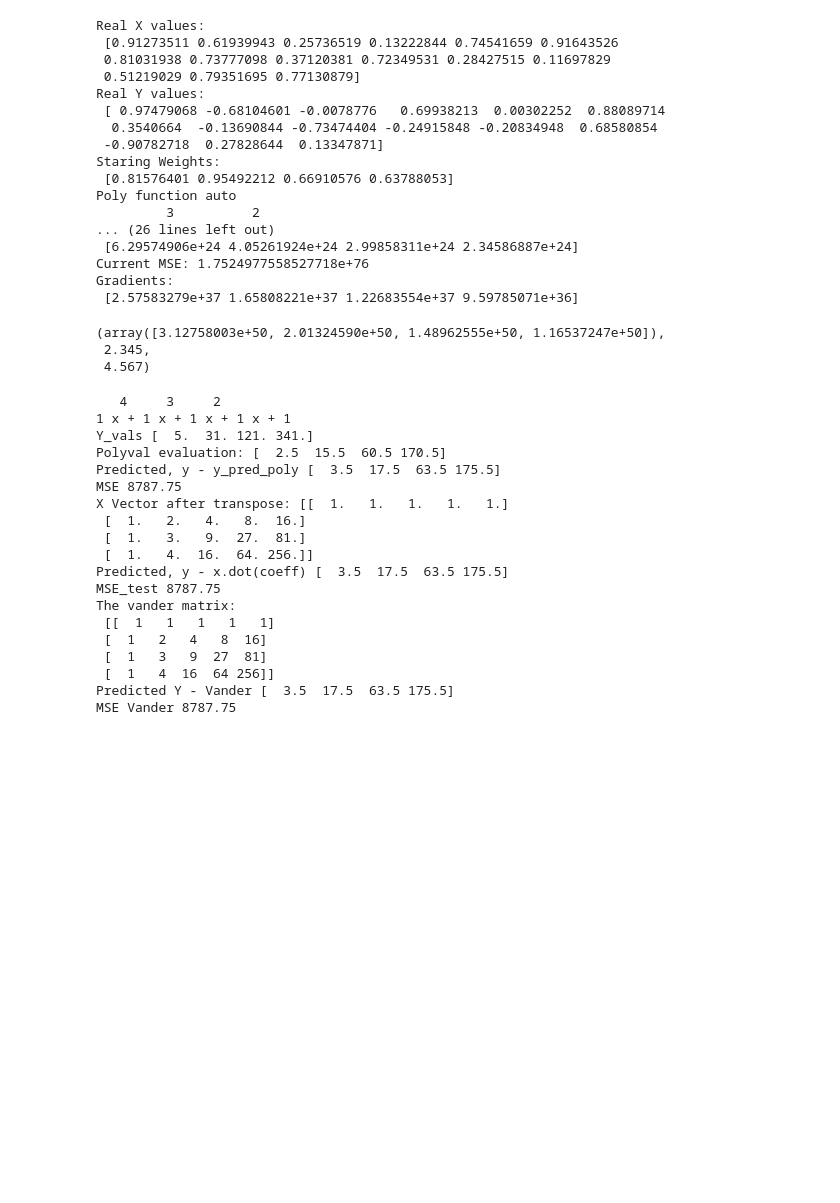
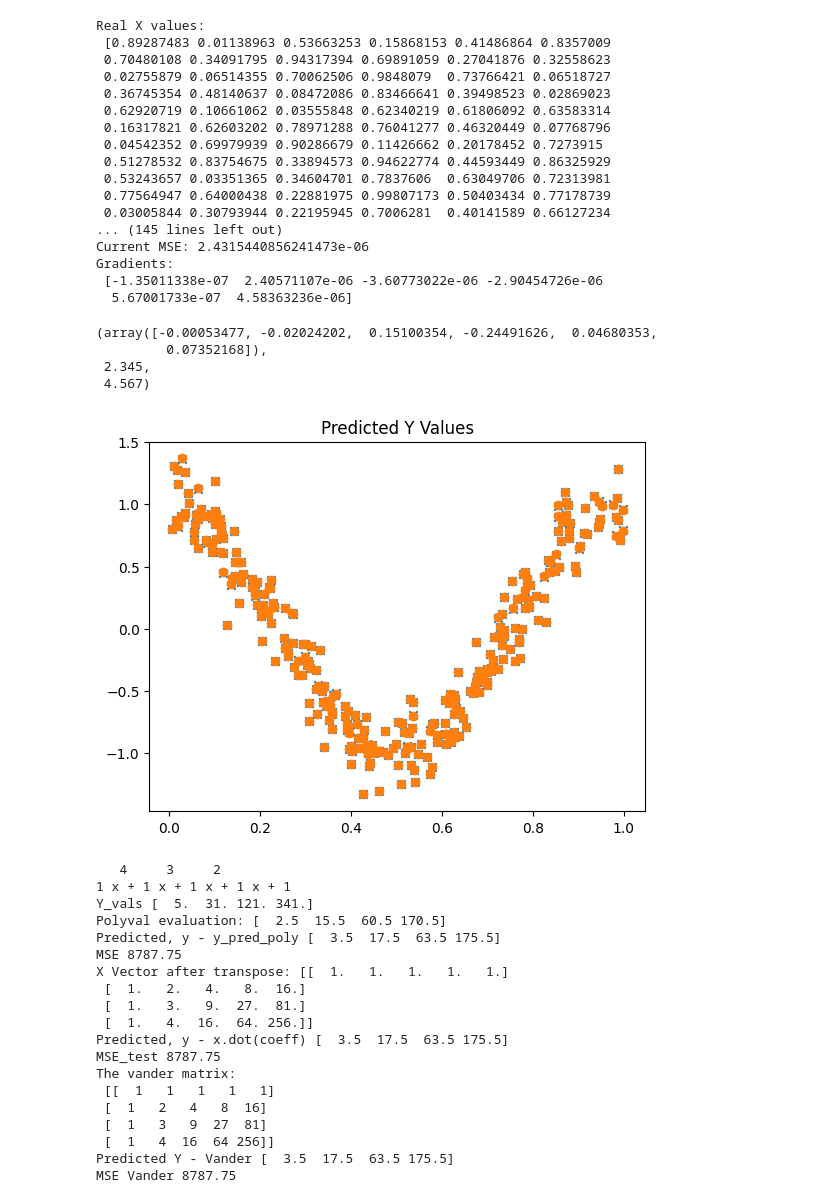
Before and after one commit to nathanbowness/CSI5340Assignments, a Jupyter notebook: Assignment1/Assignment1_Code.ipynb, the cells around one changed output. Saved outputs shown, nothing was run; the diff lists cells and outputs as text; code cells hidden in the pictures; blank space fills up the shorter version.

```diff
--- a/Assignment1/Assignment1_Code.ipynb
+++ b/Assignment1/Assignment1_Code.ipynb
@@ -4,7 +4,7 @@ import math;
 import torch;
 import matplotlib.pyplot as plt
 
-plot = False
+plot = True
 
 def getData(N, variance):
     """
@@ -77,7 +77,7 @@ def fitData(data_set, degree_poly):
     """
     # Hyperparameters of GD
     learning_rate = 0.1
-    iterations = 400
+    iterations = 1000
     X_values = numpy.array(data_set[:, 0]) # Values of x from given dataset, vector is 1xN
     Y_values = numpy.array(data_set[:, 1]) # Values of y from given dataset, vector is 1xN
     N = len(Y_values)
@@ -95,6 +95,8 @@ def fitData(data_set, degree_poly):
     vander_matrix = numpy.vander(X_values, degree_poly+1, True)
     print("Vander Matrix:\n", vander_matrix)
 
+    Y_pred = Y_values - vander_matrix.dot(weights)
+
     for x in range(iterations):
 
         Y_pred = Y_values - vander_matrix.dot(weights)
@@ -108,7 +110,7 @@ def fitData(data_set, degree_poly):
         weights -= grad
 
     if plot:
-        plt.scatter(X_values,Y_pred, label="My Random Dataset", marker='x')
+        plt.scatter(X_values,Y_pred, label="My Random Dataset", marker='o')
         plt.title('Predicted Y Values')
 
     Ein = 2.345
@@ -123,35 +125,37 @@ def startingRandomCoeffs(d):
     return numpy.random.rand(d)
 # %%
 
-N = 15        # Size of the training dataset
-variance = 0.003  # Variance, sigma^2
-degree_d=3      # Degree of the model polynomial
+N = 300       # Size of the training dataset
+variance = 0.03  # Variance, sigma^2
+degree_d=5      # Degree of the model polynomial
 
 
 data_set = getData(N, variance)
 M = 35      # Number of trials
 fitData(data_set, degree_d)
 # %% [output]
 Real X values:
- [0.91273511 0.61939943 0.25736519 0.13222844 0.74541659 0.91643526
- 0.81031938 0.73777098 0.37120381 0.72349531 0.28427515 0.11697829
- 0.51219029 0.79351695 0.77130879]
-Real Y values:
- [ 0.97479068 -0.68104601 -0.0078776   0.69938213  0.00302252  0.88089714
-  0.3540664  -0.13690844 -0.73474404 -0.24915848 -0.20834948  0.68580854
- -0.90782718  0.27828644  0.13347871]
-Staring Weights:
- [0.81576401 0.95492212 0.66910576 0.63788053]
-Poly function auto
-         3          2
-... (26 lines left out)
- [6.29574906e+24 4.05261924e+24 2.99858311e+24 2.34586887e+24]
-Current MSE: 1.7524977558527718e+76
+ [0.89287483 0.01138963 0.53663253 0.15868153 0.41486864 0.8357009
+ 0.70480108 0.34091795 0.94317394 0.69891059 0.27041876 0.32558623
+ 0.02755879 0.06514355 0.70062506 0.9848079  0.73766421 0.06518727
+ 0.36745354 0.48140637 0.08472086 0.83466641 0.39498523 0.02869023
+ 0.62920719 0.10661062 0.03555848 0.62340219 0.61806092 0.63583314
+ 0.16317821 0.62603202 0.78971288 0.76041277 0.46320449 0.07768796
+ 0.04542352 0.69979939 0.90286679 0.11426662 0.20178452 0.7273915
+ 0.51278532 0.83754675 0.33894573 0.94622774 0.44593449 0.86325929
+ 0.53243657 0.03351365 0.34604701 0.7837606  0.63049706 0.72313981
+ 0.77564947 0.64000438 0.22881975 0.99807173 0.50403434 0.77178739
+ 0.03005844 0.30793944 0.22195945 0.7006281  0.40141589 0.66127234
+... (145 lines left out)
+Current MSE: 2.4315440856241473e-06
 Gradients:
- [2.57583279e+37 1.65808221e+37 1.22683554e+37 9.59785071e+36]
+ [-1.35011338e-07  2.40571107e-06 -3.60773022e-06 -2.90454726e-06
+  5.67001733e-07  4.58363236e-06]
-(array([3.12758003e+50, 2.01324590e+50, 1.48962555e+50, 1.16537247e+50]),
+(array([-0.00053477, -0.02024202,  0.15100354, -0.24491626,  0.04680353,
+         0.07352168]),
  2.345,
  4.567)
+[figure, added]
 # %%
 
 
```
Also changed, not shown: parts of 1 cell of this notebook.
